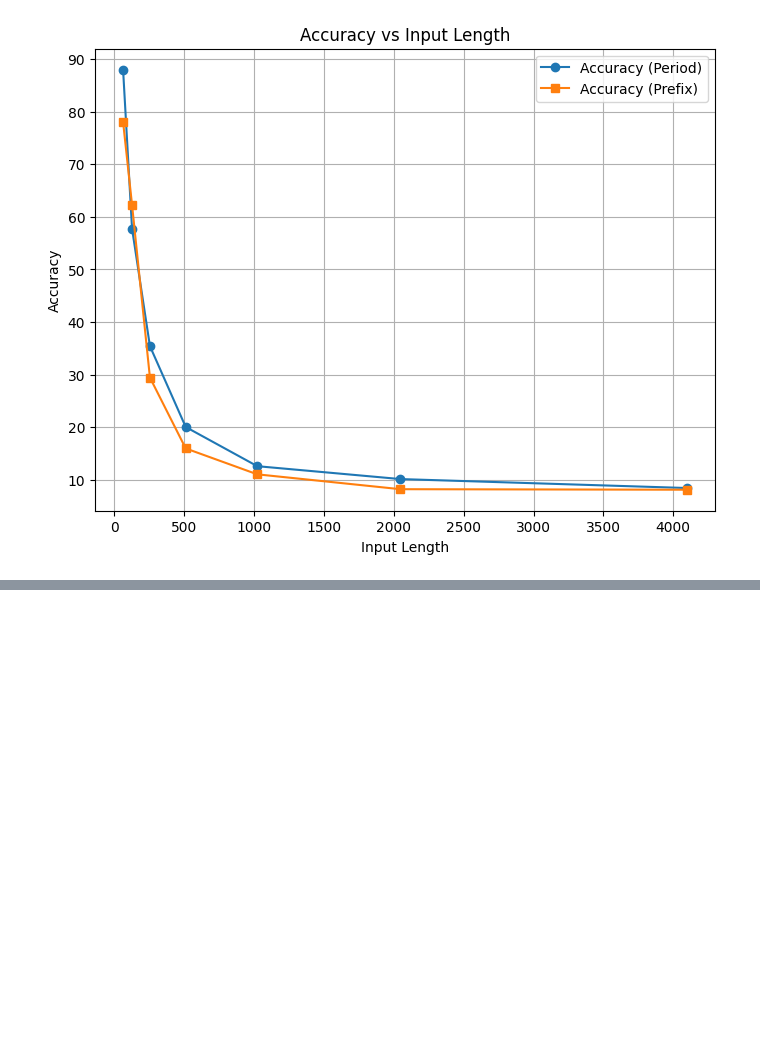
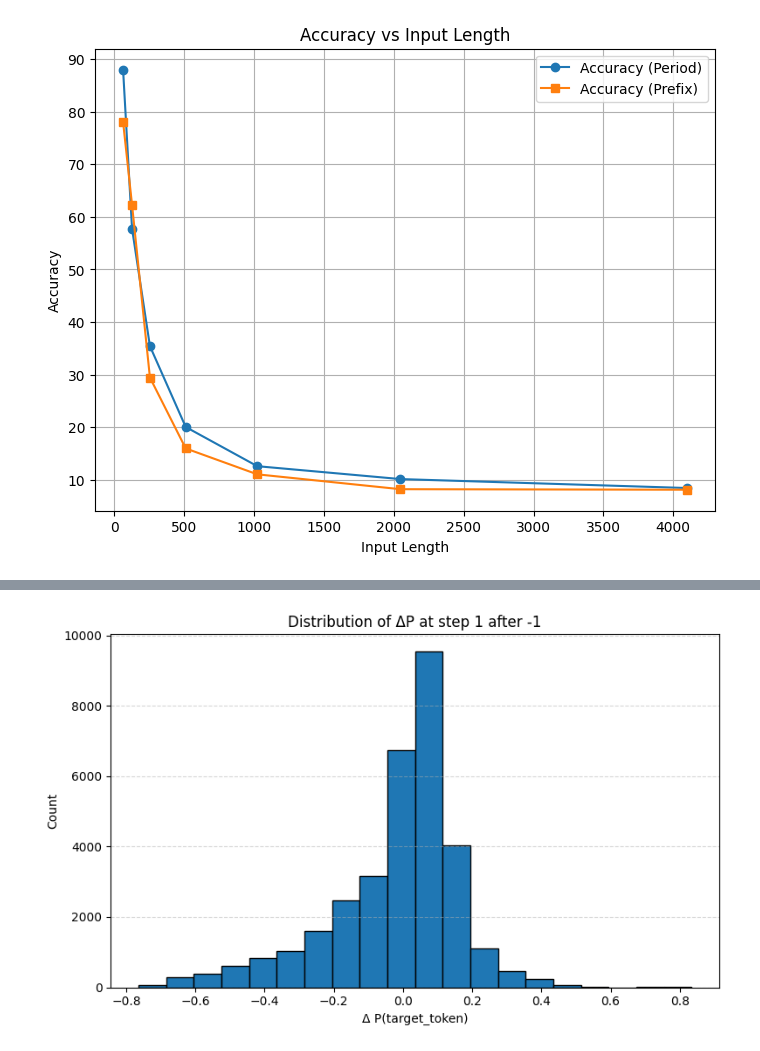
Before and after one commit to AlekseyVlasov/mamba_research, a Jupyter notebook: notebooks/induction_heads.ipynb, the cells around one changed output, grey strips where cells are left out. Saved outputs shown, nothing was run; the diff lists cells and outputs as text; code cells hidden in the pictures; blank space fills up the shorter version.

```diff
--- a/notebooks/induction_heads.ipynb
+++ b/notebooks/induction_heads.ipynb
@@ -131,0 +230,12 @@ plt.show()
+# %%
+def get_prob_from_embed(prefix_embed, model, target_token):
+    # Concatenate to prefix
+    full_embed = torch.cat([prefix_embed, token_15_embed], dim=1)  # [1, seq_len+1, embed_dim]
+
+    # Forward pass
+    with torch.no_grad():
+        logits = model(full_embed, is_embeds=True, num_last_tokens=1).logits  # [1, 1, vocab_size]
+        probs = F.softmax(logits[:, -1, :], dim=-1)  # [1, vocab_size]
+        prob_target = probs[0, target_token].item()
+
+    return prob_target
@@ -131,0 +369,33 @@ plt.show()
+# %%
+window = 40
+all_deltas = [[] for _ in range(window)]  # one list per offset t=0..39
+
+for probs_local in probs_global:
+    arr = np.array(probs_local, dtype=float)
+    for i in range(1, len(arr) - 1):
+        if arr[i] == -1:
+            before = arr[i - 1]
+            for t in range(window):
+                idx = i + 1 + t
+                if idx >= len(arr):
+                    break
+                val = arr[idx]
+                if val == -1:
+                    print("WTF?")
+                delta = (val - before)
+                all_deltas[t].append(delta)
+
+# Average over all collected deltas at each time step
+mean_deltas = np.array([np.mean(d) if len(d) > 0 else np.nan for d in all_deltas])
+median_deltas = np.array([np.median(d) if len(d) > 0 else np.nan for d in all_deltas])
+# %%
+plt.figure(figsize=(8, 5))
+plt.hist(all_deltas[0], bins=20, edgecolor='black')
+plt.title("Distribution of ΔP at step 1 after -1")
+plt.xlabel("Δ P(target_token)")
+plt.ylabel("Count")
+plt.grid(True, axis='y', linestyle='--', alpha=0.5)
+plt.tight_layout()
+plt.show()
+# %% [output]
+[figure, added]
```
Also changed, not shown: parts of 26 cells of this notebook.
